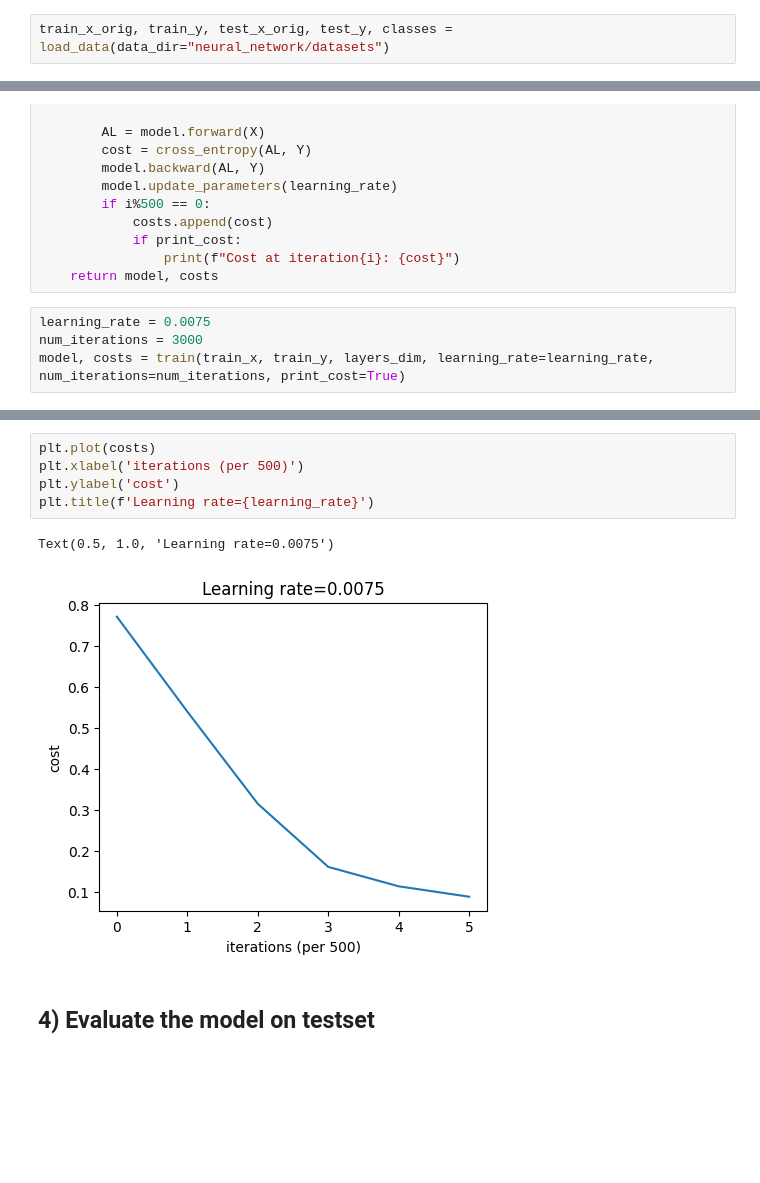
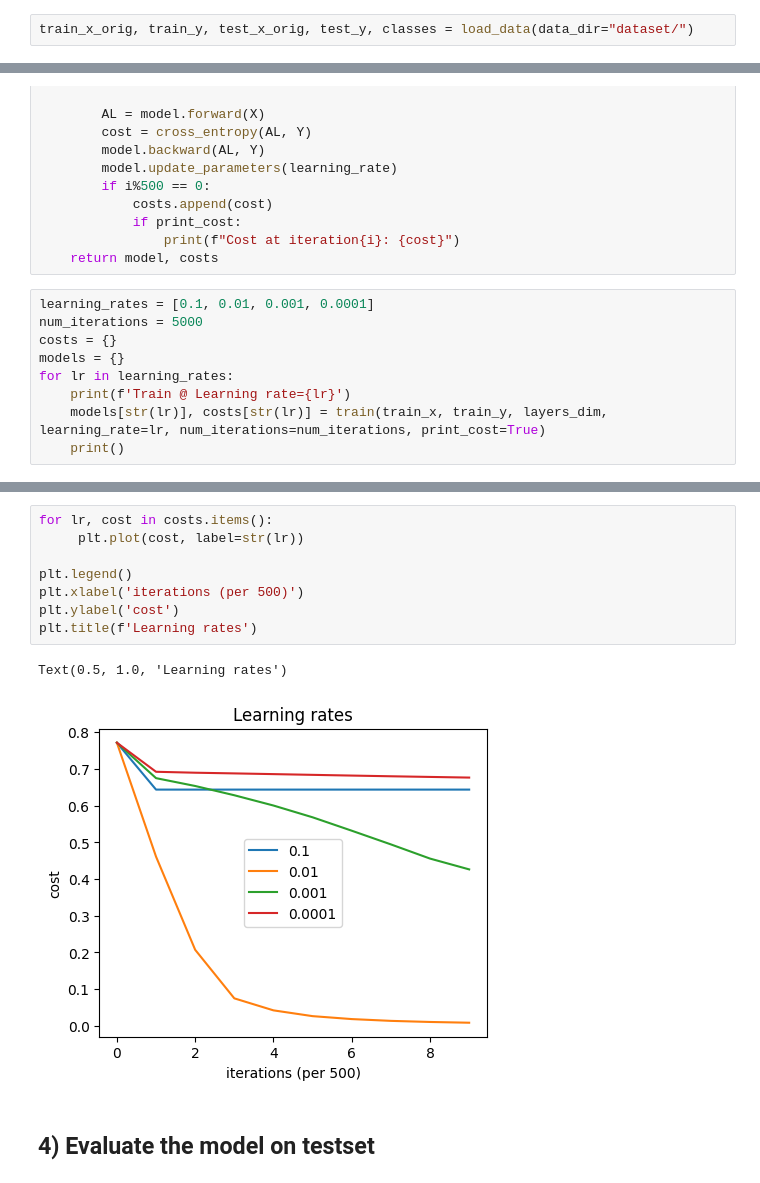
Before and after one commit to HJoonKwon/machine_learning_fundamentals, a Jupyter notebook: NeuralNetwork.ipynb, the cells around one changed output, grey strips where cells are left out. Cells and saved outputs as stored; diff of their text form; blank space fills up the shorter version.

```diff
--- a/NeuralNetwork.ipynb
+++ b/NeuralNetwork.ipynb
@@ -24,7 +24,7 @@ The autoreload extension is already loaded. To reload it, use:
 # %% [markdown]
 ## 1) Load and preprocess the data
 # %%
-train_x_orig, train_y, test_x_orig, test_y, classes = load_data(data_dir="neural_network/datasets")
+train_x_orig, train_y, test_x_orig, test_y, classes = load_data(data_dir="dataset/")
 # %%
 # Example of a picture
 index = 25
@@ -119,7 +119,12 @@ def train(X, Y, layers_dims, learning_rate=0.0075, num_iterations=3000, seed=1,
                 print(f"Cost at iteration{i}: {cost}")
     return model, costs
 # %%
-learning_rate = 0.0075
-num_iterations = 3000
-model, costs = train(train_x, train_y, layers_dim, learning_rate=learning_rate, num_iterations=num_iterations, print_cost=True)
+learning_rates = [0.1, 0.01, 0.001, 0.0001]
+num_iterations = 5000
+costs = {}
+models = {}
+for lr in learning_rates:
+    print(f'Train @ Learning rate={lr}')
+    models[str(lr)], costs[str(lr)] = train(train_x, train_y, layers_dim, learning_rate=lr, num_iterations=num_iterations, print_cost=True)
+    print()
 # %% [output]
@@ -132,11 +148,14 @@ Cost at iteration2500: 0.08841251177615041
 # %%
-plt.plot(costs)
+for lr, cost in costs.items():
+     plt.plot(cost, label=str(lr))
+
+plt.legend()
 plt.xlabel('iterations (per 500)')
 plt.ylabel('cost')
-plt.title(f'Learning rate={learning_rate}')
+plt.title(f'Learning rates')
 # %% [output]
-Text(0.5, 1.0, 'Learning rate=0.0075')
+Text(0.5, 1.0, 'Learning rates')
-[figure, old version]
+[figure, new version]
 # %% [markdown]
 ## 4) Evaluate the model on testset
 # %%
```
Also changed, not shown: parts of 2 cells of this notebook.
